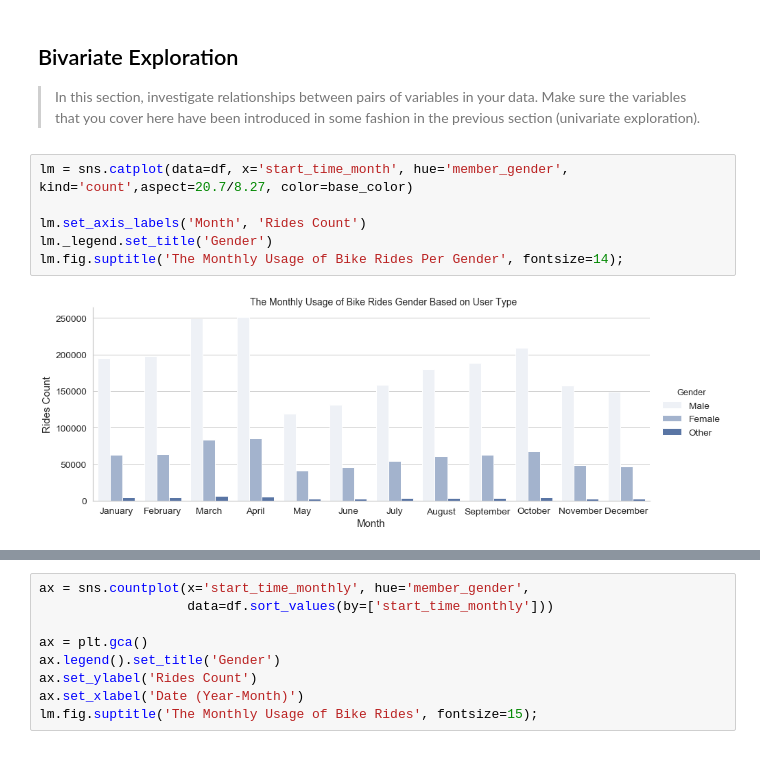
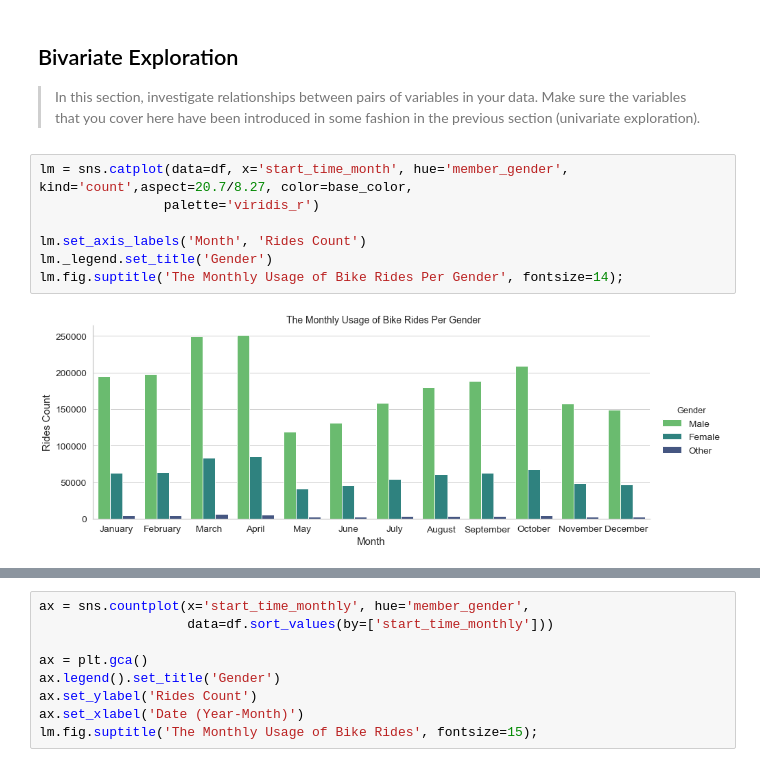
Before and after one commit to Alyahya-A/communicate-data-findings, a Jupyter notebook: communicate-data-findings-exploration.ipynb, the cells around one changed output, grey strips where cells are left out. Drawn from its saved outputs; the diff is of its cells as text.

```diff
--- a/communicate-data-findings-exploration.ipynb
+++ b/communicate-data-findings-exploration.ipynb
@@ -643,13 +643,14 @@ In Bivariate Exploration section I will show the number of rides based on the ge
 data. Make sure the variables that you cover here have been introduced in some
 fashion in the previous section (univariate exploration).
 # %%
-lm = sns.catplot(data=df, x='start_time_month', hue='member_gender', kind='count',aspect=20.7/8.27, color=base_color)
+lm = sns.catplot(data=df, x='start_time_month', hue='member_gender', kind='count',aspect=20.7/8.27, color=base_color,
+                palette='viridis_r')
 
 lm.set_axis_labels('Month', 'Rides Count')
 lm._legend.set_title('Gender')
 lm.fig.suptitle('The Monthly Usage of Bike Rides Per Gender', fontsize=14);
 # %% [output]
-[figure, old version]
+[figure, new version]
 # %%
 my_order = ['21-30', '31-40', '41-50', '51-60']
 lm = sns.catplot(data=df, x='start_time_month', hue='age_category', kind='count',aspect=20.7/8.27, color=base_color,
```
Also changed, not shown: parts of 13 cells of this notebook.
